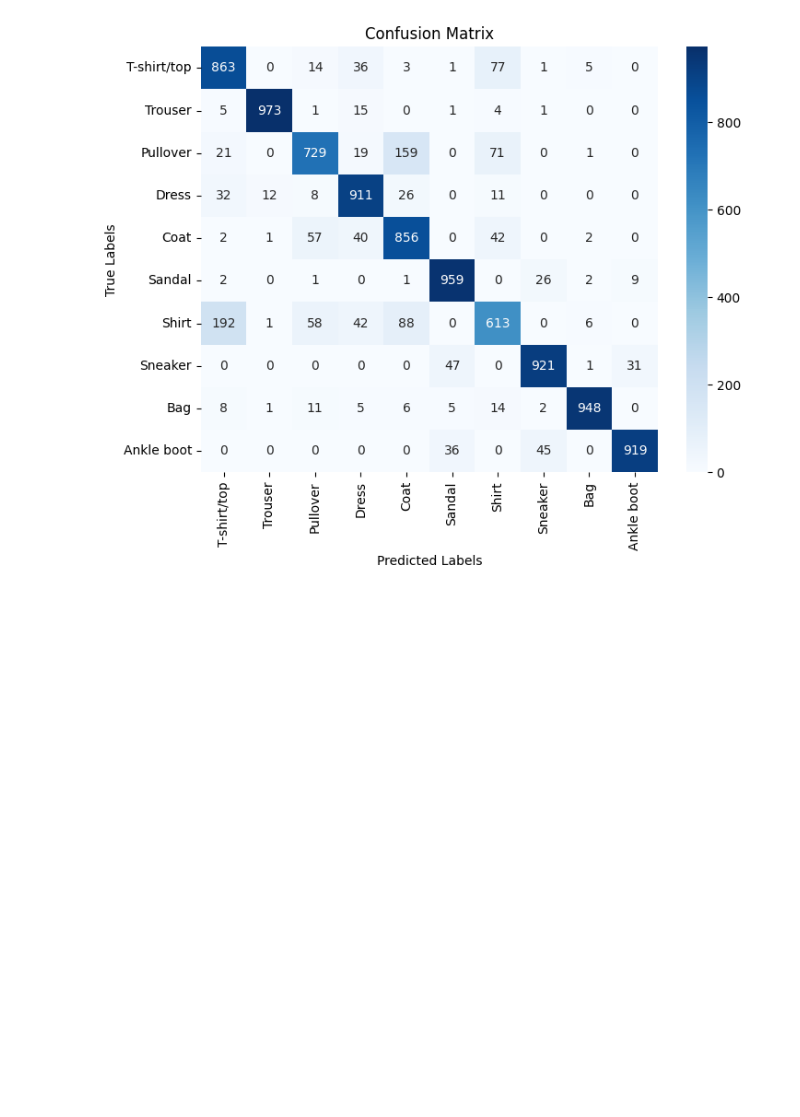
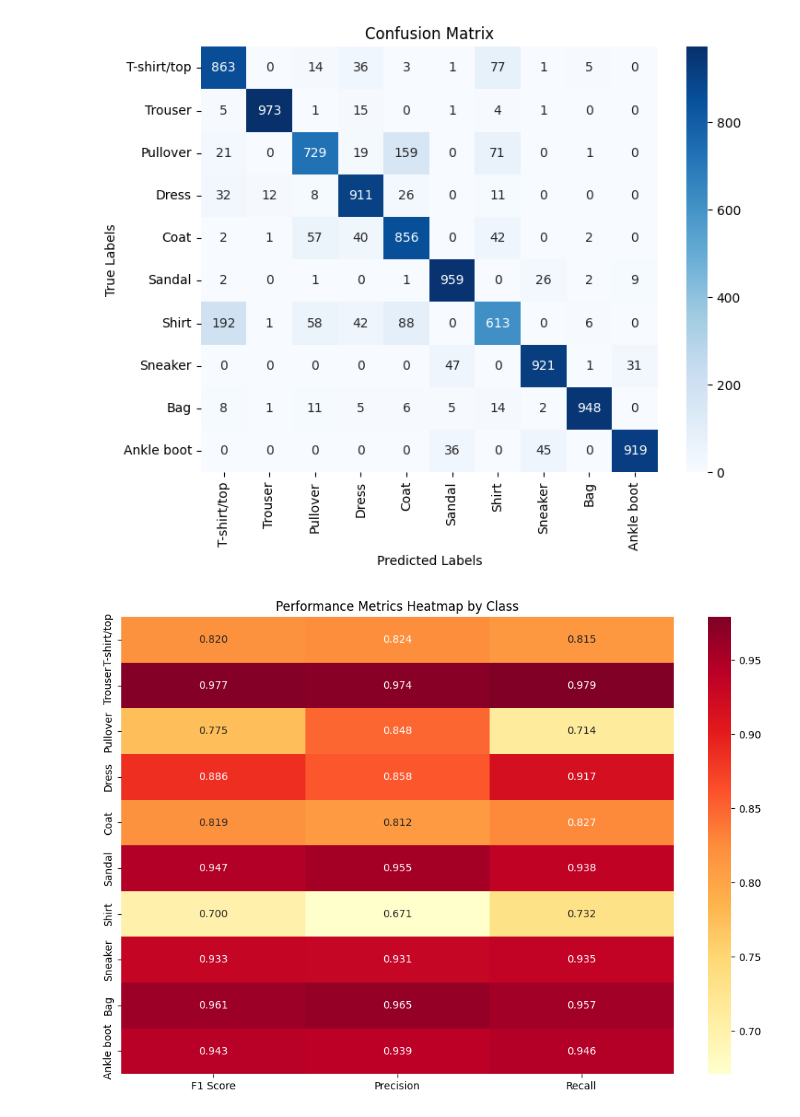
Before and after one commit to hexager/NeuralNetwork, a Jupyter notebook: NeuralNetwork.ipynb, the cells around one changed output. Saved outputs shown, nothing was run; the diff lists cells and outputs as text; code cells hidden in the pictures; blank space fills up the shorter version.

Commit message:
per-class metrics and visualization implemented

```diff
--- a/NeuralNetwork.ipynb
+++ b/NeuralNetwork.ipynb
@@ -201,0 +254,10 @@ Test Accuracy: 0.8760
+# %%
+test_predictions = Neuralnetmodel.forward(X_test)
+test_accuracy = Neuralnetmodel.compute_accuracy(test_predictions, y_test_onehot)
+print(f'Test Accuracy: {test_accuracy:.4f}')
+class_labels = [
+    "T-shirt/top", "Trouser", "Pullover", "Dress", "Coat",
+    "Sandal", "Shirt", "Sneaker", "Bag", "Ankle boot"
+]
+metrics = Neuralnetmodel.compute_metrics(test_predictions, y_test_onehot, class_labels=None)
+print(f"Macro Precision: {metrics['macro_precision']:.4f} \n Macro Recall: {metrics['macro_precision']:.4f} \n Macro F1 Score: {metrics['macro_f1']:.4f}")
@@ -303,3 +370,30 @@ plt.title('Confusion Matrix')
 plt.show()
 # %% [output]
 [figure]
+# %%
+def plot_metrics_heatmap(metrics, class_labels=None):
+    """Plot heatmap of all metrics for each class"""
+    # Prepare data
+    per_class_data = []
+    for class_name, class_metrics in metrics['per_class_metrics'].items():
+        per_class_data.append({
+            'Class': class_name,
+            'F1 Score': class_metrics['f1_score'],
+            'Precision': class_metrics['precision'],
+            'Recall': class_metrics['recall']
+        })
+    df_metrics = pd.DataFrame(per_class_data)
+
+    plt.figure(figsize=(12, 8))
+    metrics_heatmap_data = df_metrics[['F1 Score', 'Precision', 'Recall']].values
+    sns.heatmap(metrics_heatmap_data,
+                xticklabels=[ 'F1 Score', 'Precision', 'Recall'],
+                yticklabels=class_labels,
+                annot=True,
+                fmt='.3f',
+                cmap='YlOrRd')
+    plt.title('Performance Metrics Heatmap by Class')
+    plt.show()
+plot_metrics_heatmap(metrics, class_labels=class_labels)
+# %% [output]
+[figure, added]
```
Also changed, not shown: parts of 4 cells of this notebook.
